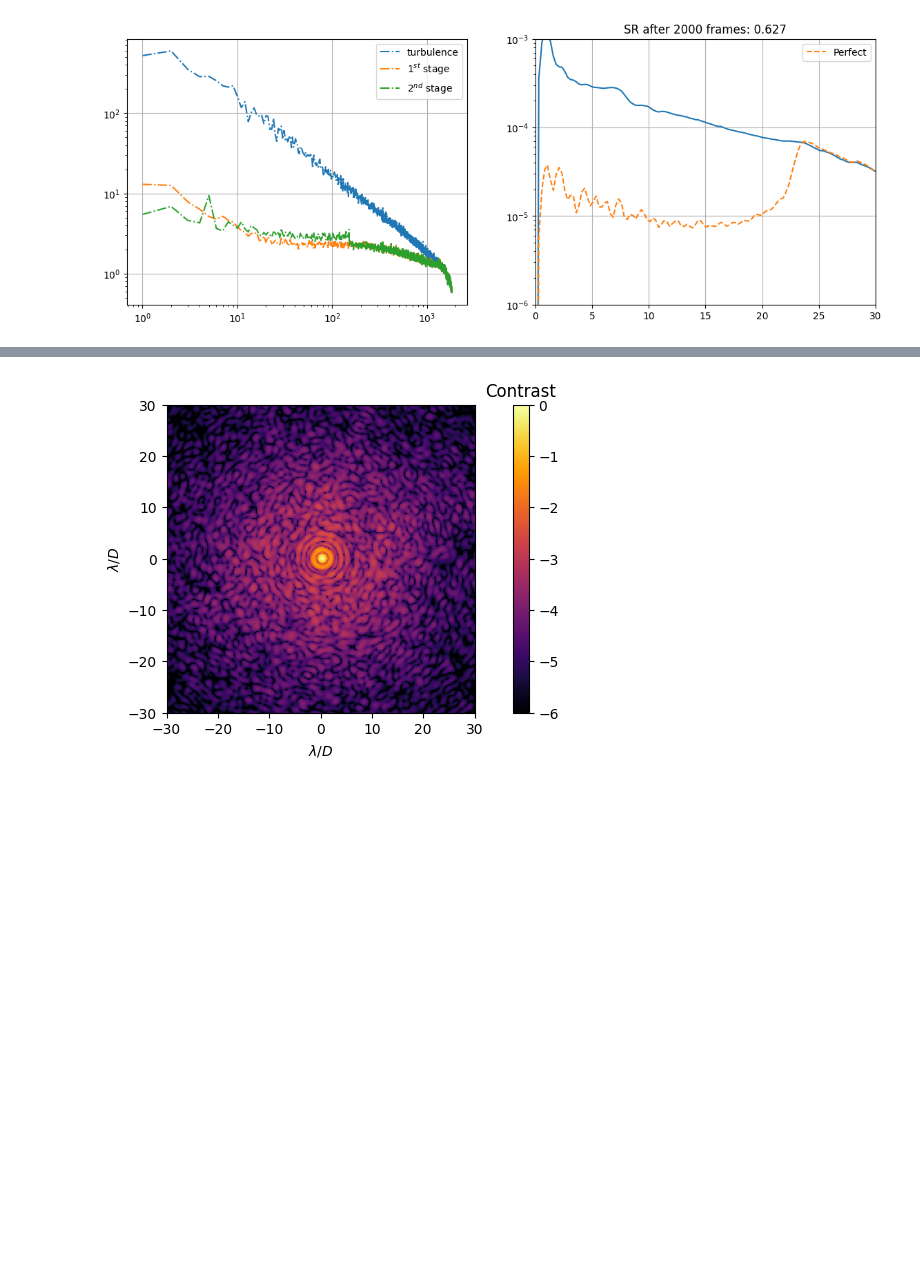
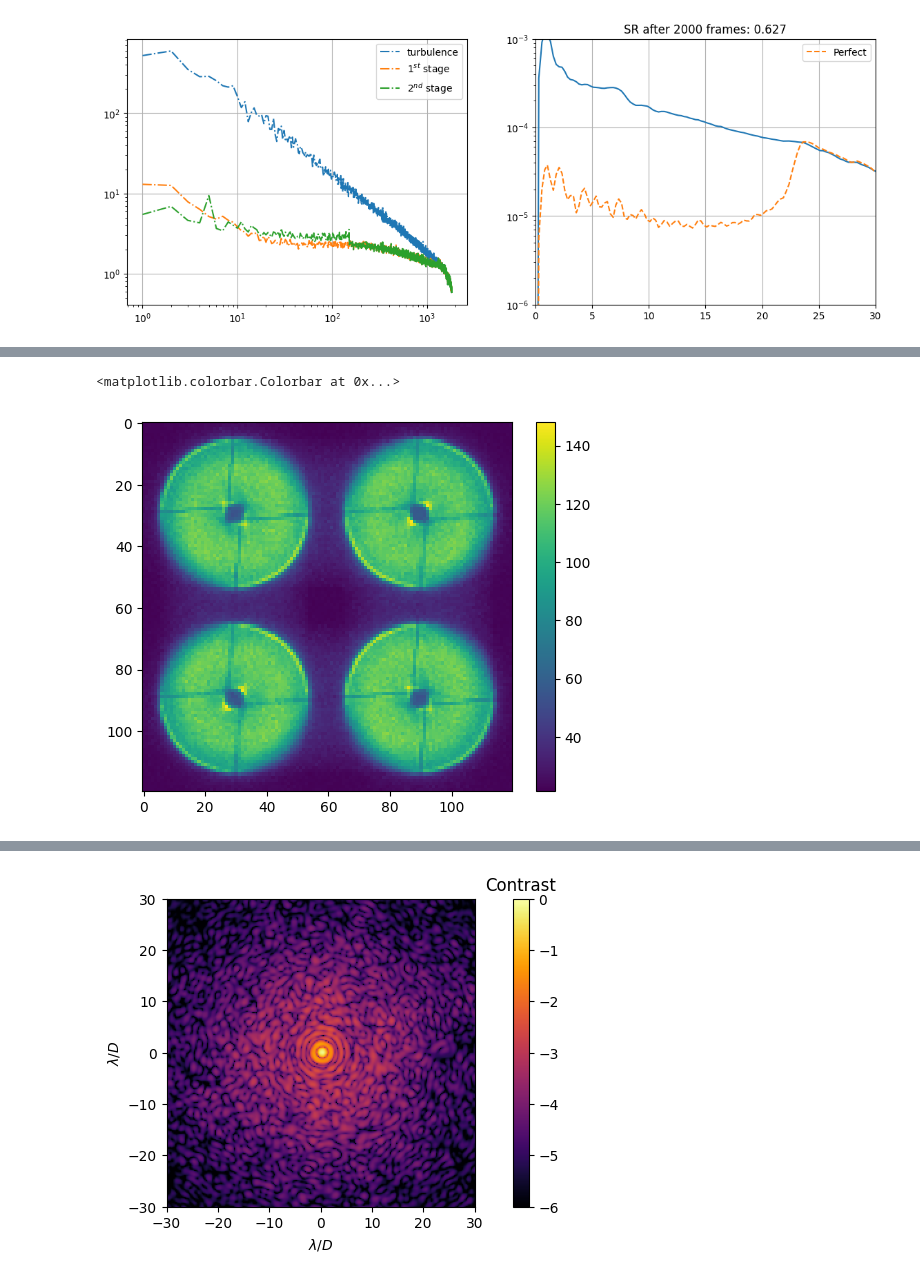
Before and after one commit to Menessao/SPECULA, a Jupyter notebook: config/SensorFusion/paperPlots.ipynb, the cells around one changed output, grey strips where cells are left out. Drawn from its saved outputs; the diff is of its cells as text; code cells hidden in the pictures; blank space fills up the shorter version.

```diff
--- a/config/SensorFusion/paperPlots.ipynb
+++ b/config/SensorFusion/paperPlots.ipynb
@@ -307 +305,10 @@ plt.grid()
 [figure]
+# %%
+pyr_frame = fits.getdata('/raid1/mmenessini/calibration/RISTRETTO/scratch_aliasing/pyr_frames.fits')
+plt.figure()
+# plt.imshow(np.mean(pyr_frame,axis=0))
+plt.imshow(np.sqrt(np.sum(pyr_frame**2,axis=0)))
+plt.colorbar()
+# %% [output]
+<matplotlib.colorbar.Colorbar at 0x...>
+[figure, added]
```
Also changed, not shown: parts of 7 cells of this notebook, 8 other files.
